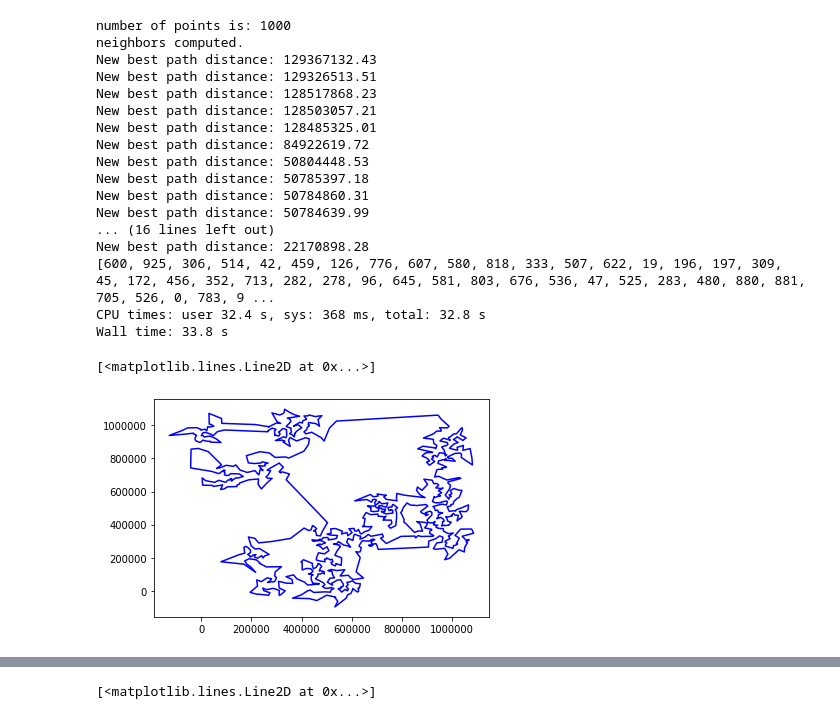
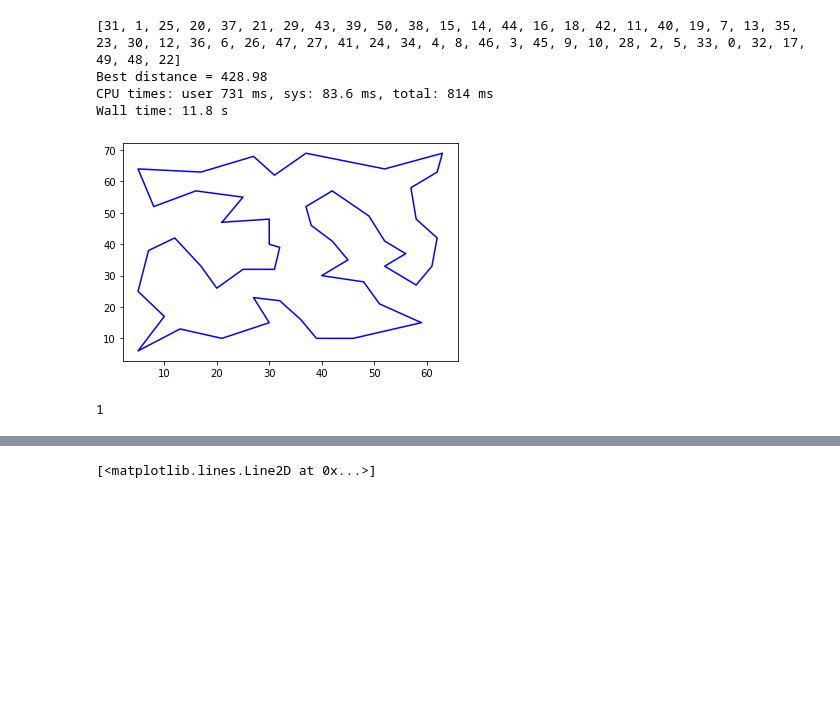
Before and after one commit to pi-lg/discrete-optimization, a Jupyter notebook: tsp/Untitled.ipynb, the cells around one changed output, grey strips where cells are left out. Cells and saved outputs as stored; diff of their text form; code cells hidden in the pictures; blank space fills up the shorter version.

```diff
--- a/tsp/Untitled.ipynb
+++ b/tsp/Untitled.ipynb
@@ -5,5 +6,7 @@ import matplotlib.pyplot as plt
 # %%
-with open("data/tsp_1000_1") as f:
+data_file_name = 'data/tsp_51_1'
+# data_file_name = 'tsp_100_1'
+with open(data_file_name) as f:
     input_data = f.read()
 
 lines = input_data.split('\n')
@@ -62,25 +28,24 @@ plt.plot([point.x for point in points], [point.y for point in points], 'b-')
 # %%
 %%time
-best_path, distance_best_path, best_distances = solve(points)
+# best_path, distance_best_path, best_distances = solve(points, data_file_name)
+best_path, distance_best_path = solve(points)
 print(best_path)
 plt.plot([points[i].x for i in best_path] + [points[best_path[0]].x], [points[i].y for i in best_path] + [points[best_path[0]].y], 'b-')
+print('Best distance = %.2f' % distance_best_path)
 # %% [output]
-number of points is: 1000
-neighbors computed.
-New best path distance: 129367132.43
-New best path distance: 129326513.51
-New best path distance: 128517868.23
-New best path distance: 128503057.21
-New best path distance: 128485325.01
-New best path distance: 84922619.72
-New best path distance: 50804448.53
-New best path distance: 50785397.18
-New best path distance: 50784860.31
-New best path distance: 50784639.99
-... (16 lines left out)
-New best path distance: 22170898.28
-[600, 925, 306, 514, 42, 459, 126, 776, 607, 580, 818, 333, 507, 622, 19, 196, 197, 309, 45, 172, 456, 352, 713, 282, 278, 96, 645, 581, 803, 676, 536, 47, 525, 283, 480, 880, 881, 705, 526, 0, 783, 9 ...
-CPU times: user 32.4 s, sys: 368 ms, total: 32.8 s
-Wall time: 33.8 s
+[31, 1, 25, 20, 37, 21, 29, 43, 39, 50, 38, 15, 14, 44, 16, 18, 42, 11, 40, 19, 7, 13, 35, 23, 30, 12, 36, 6, 26, 47, 27, 41, 24, 34, 4, 8, 46, 3, 45, 9, 10, 28, 2, 5, 33, 0, 32, 17, 49, 48, 22]
+Best distance = 428.98
+CPU times: user 731 ms, sys: 83.6 ms, total: 814 ms
+Wall time: 11.8 s
-[<matplotlib.lines.Line2D at 0x...>]
-[figure, old version]
+[figure, new version]
+# %%
+import multiprocessing as mp def return_a(a, b, c=0, d=0):
+    return a
+pool = mp.Pool(mp.cpu_count())
+args = (1, 2)
+kwargs = {'c': 3, 'd': 4}
+res = pool.apply(return_a, args, kwargs)
+pool.close()
+print(res)
+# %% [output]
+1
```
Also changed, not shown: parts of 6 cells of this notebook, 2 other files.
